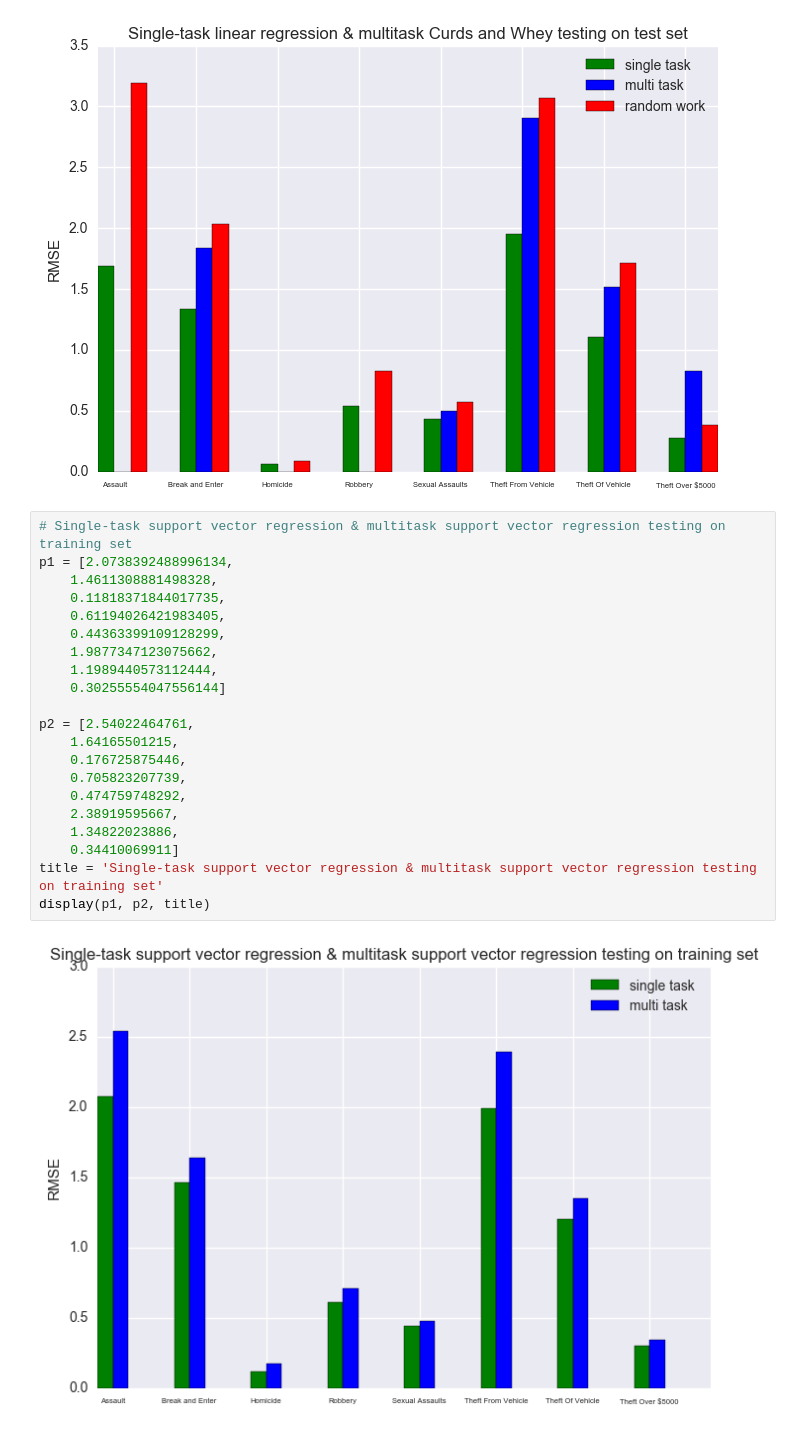
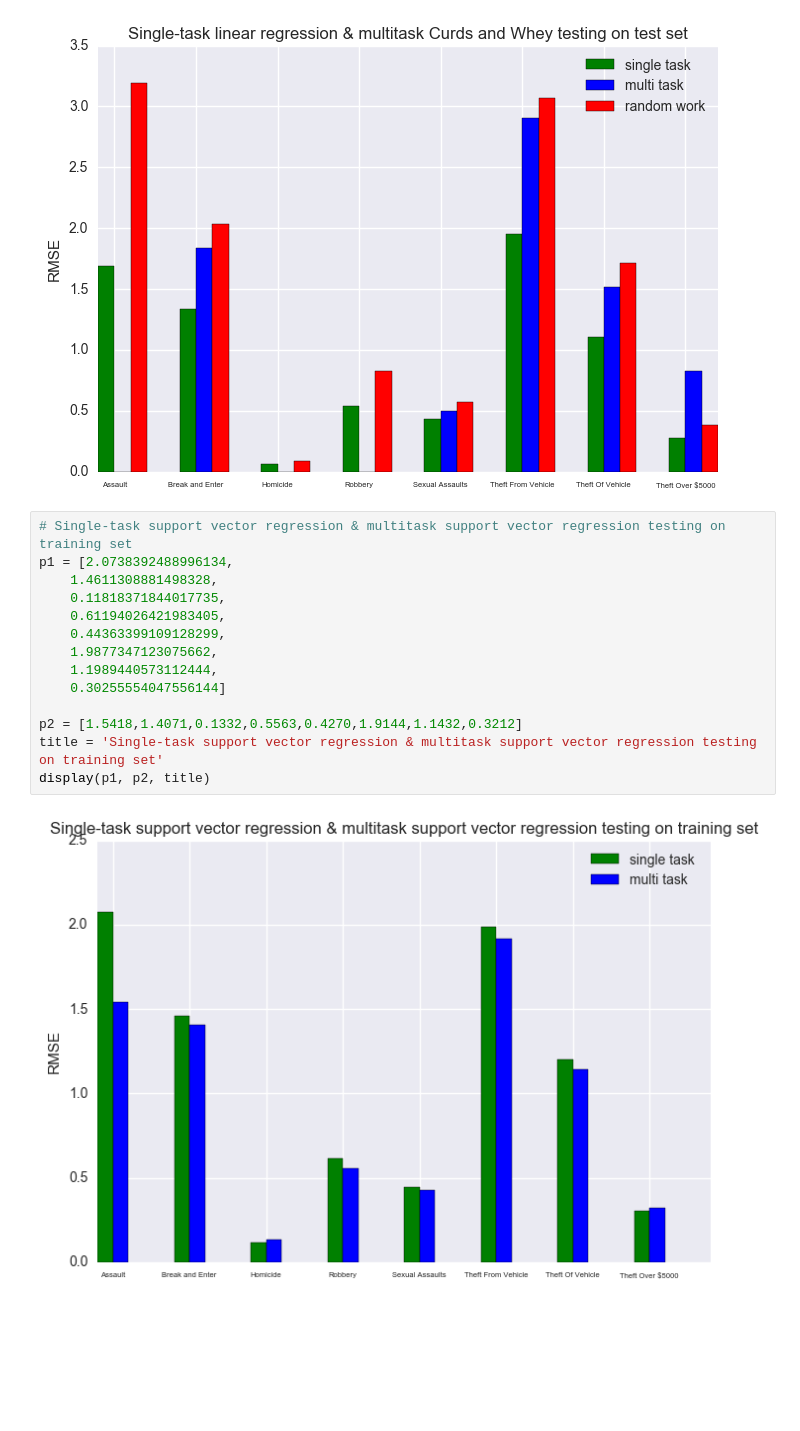
Before and after one commit to koosha/crime-analytics, a Jupyter notebook: final/bar.ipynb, the cells around one changed output. Cells and saved outputs as stored; diff of their text form; blank space fills up the shorter version.

Commit message:
Fix wrong bar charts

```diff
--- a/final/bar.ipynb
+++ b/final/bar.ipynb
@@ -147,26 +147,19 @@ display(p11, p21, title, p31)
 # %%
 # Single-task support vector regression & multitask support vector regression testing on training set
 p1 = [2.0738392488996134,
     1.4611308881498328,
     0.11818371844017735,
     0.61194026421983405,
     0.44363399109128299,
     1.9877347123075662,
     1.1989440573112444,
     0.30255554047556144]
 
-p2 = [2.54022464761,
-    1.64165501215,
-    0.176725875446,
-    0.705823207739,
-    0.474759748292,
-    2.38919595667,
-    1.34822023886,
-    0.34410069911]
+p2 = [1.5418,1.4071,0.1332,0.5563,0.4270,1.9144,1.1432,0.3212]
 title = 'Single-task support vector regression & multitask support vector regression testing on training set'
 display(p1, p2, title)
 # %% [output]
-[figure, old version]
+[figure, new version]
 # %%
 # Single-task support vector regression & multitask support vector regression testing on test set
 p11 = [1.9704518353266569,
```
Also changed, not shown: parts of 1 cell of this notebook, 2 other files.
